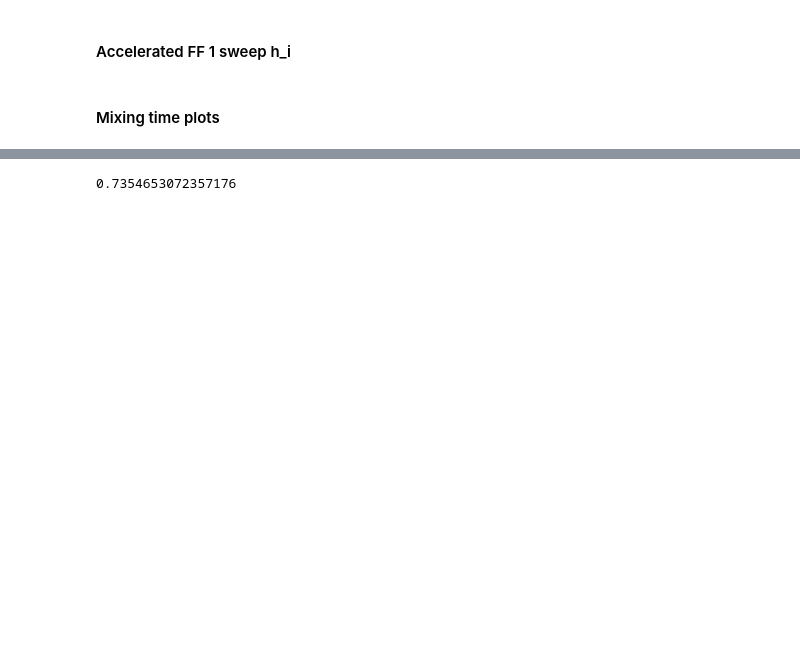
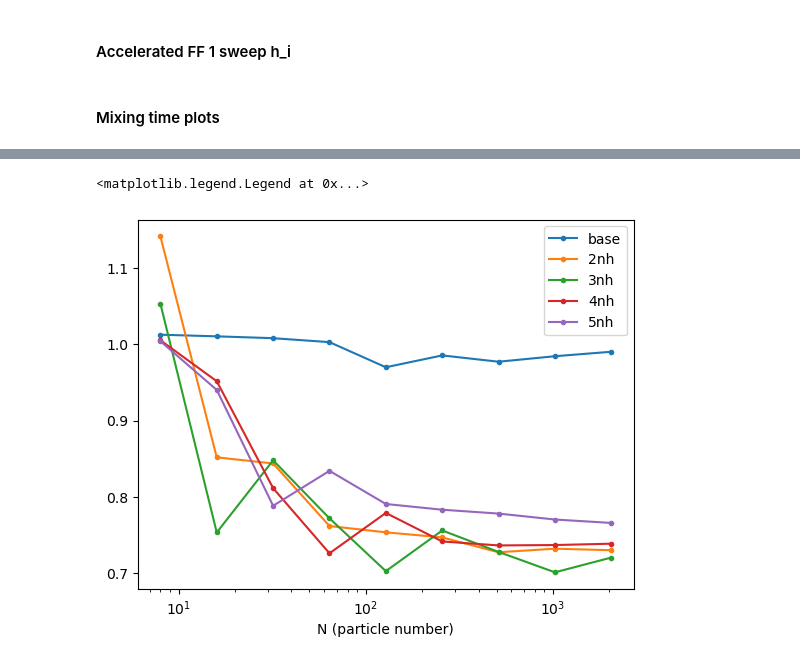
Before and after one commit to plumol/monte-carlo-simulations, a Jupyter notebook: post-analysis/mixing_times.ipynb, the cells around one changed output, grey strips where cells are left out. Cells and saved outputs as stored; diff of their text form; code cells hidden in the pictures; blank space fills up the shorter version.

Commit message:
pre-presentation day final analyses and plots

```diff
--- a/post-analysis/mixing_times.ipynb
+++ b/post-analysis/mixing_times.ipynb
@@ -81,3 +101,15 @@ eff_acc_1s_x_baseline = create_baseline(eff_acc_1s_events)
+# %%
+eff_acc_2n1s_mix, eff_acc_2n1s_events = extract_data("acc_runs_2h1s")
+eff_acc_2n1s_x = create_baseline(eff_acc_2n1s_events)
+
+eff_acc_3n1s_mix, eff_acc_3n1s_events = extract_data("acc_runs_3h1s")
+eff_acc_3n1s_x = create_baseline(eff_acc_3n1s_events)
+
+eff_acc_4n1s_mix, eff_acc_4n1s_events = extract_data("acc_runs_4h1s")
+eff_acc_4n1s_x = create_baseline(eff_acc_4n1s_events)
+
+eff_acc_5n1s_mix, eff_acc_5n1s_events = extract_data("acc_runs_5h1s")
+eff_acc_5n1s_x = create_baseline(eff_acc_5n1s_events)
 # %% [markdown]
 #### Mixing time plots
 # %%
@@ -124,7 +188,43 @@ ax.set_xlim(0, 2)
-# %%
-for idx, var in enumerate(eff_1024_acc_1s[:30000]):
-    if var/var_equil_1024 > 1 * 0.9 and var/var_equil_1024 < 1.10:
-        print(x_1024_acc_1s[idx]/1024)
-        break
-# %% [output]
-0.7354653072357176
+# %%
+def find_mixed_time(mix, x):
+    mixed_time = []
+    for n in n_systems:
+        for idx, var in enumerate(mix[n]):
+            if var/var_equil[n] > 0.85 and var/var_equil[n] < 1.20:
+                mixed_time.append(x[n][idx]/n)
+                #print(idx)
+                #print(eff_acc_2n1s_mix[n][idx]/n)
+                break
+    return mixed_time
+
+mixed_time_base = find_mixed_time(eff_baseline_mix, eff_x_baseline)
+mixed_time_acc = find_mixed_time(eff_acc_mix, eff_acc_x_baseline)
+mixed_time_acc_2n1s = find_mixed_time(eff_acc_2n1s_mix, eff_acc_2n1s_x)
+mixed_time_acc_3n1s = find_mixed_time(eff_acc_3n1s_mix, eff_acc_3n1s_x)
+mixed_time_acc_4n1s = find_mixed_time(eff_acc_4n1s_mix, eff_acc_4n1s_x)
+mixed_time_acc_5n1s = find_mixed_time(eff_acc_5n1s_mix, eff_acc_5n1s_x)
+
+mixed_time_acc_2nh_nl4s = find_mixed_time(eff_acc_2nh_nl4s_mix, eff_acc_2nh_nl4s_x)
+mixed_time_acc_3nh_nl4s = find_mixed_time(eff_acc_3nh_nl4s_mix, eff_acc_3nh_nl4s_x)
+mixed_time_acc_4nh_nl4s = find_mixed_time(eff_acc_4nh_nl4s_mix, eff_acc_4nh_nl4s_x)
+mixed_time_acc_5nh_nl4s = find_mixed_time(eff_acc_5nh_nl4s_mix, eff_acc_5nh_nl4s_x)
+
+plt.plot(n_systems, mixed_time_base, marker='.', label="base")
+# plt.plot(n_systems, mixed_time_acc , marker='.', label='sim base')
+# plt.plot(n_systems, mixed_time_acc_2n1s, marker='.', label='2n1s')
+# plt.plot(n_systems, mixed_time_acc_3n1s, marker='.', label='3n1s')
+# plt.plot(n_systems, mixed_time_acc_4n1s, marker='.', label='4n1s')
+# plt.plot(n_systems, mixed_time_acc_5n1s, marker='.', label='5n1s')
+
+plt.plot(n_systems, mixed_time_acc_2nh_nl4s, marker='.', label='2nh')
+plt.plot(n_systems, mixed_time_acc_3nh_nl4s, marker='.', label='3nh')
+plt.plot(n_systems, mixed_time_acc_4nh_nl4s, marker='.', label='4nh')
+plt.plot(n_systems, mixed_time_acc_5nh_nl4s, marker='.', label='5nh')
+
+
+plt.xscale('log')
+plt.xlabel("N (particle number)")
+plt.legend()
+# %% [output]
+<matplotlib.legend.Legend at 0x...>
+[figure, added]
```
Also changed, not shown: parts of 6 cells of this notebook, 1 other file.
